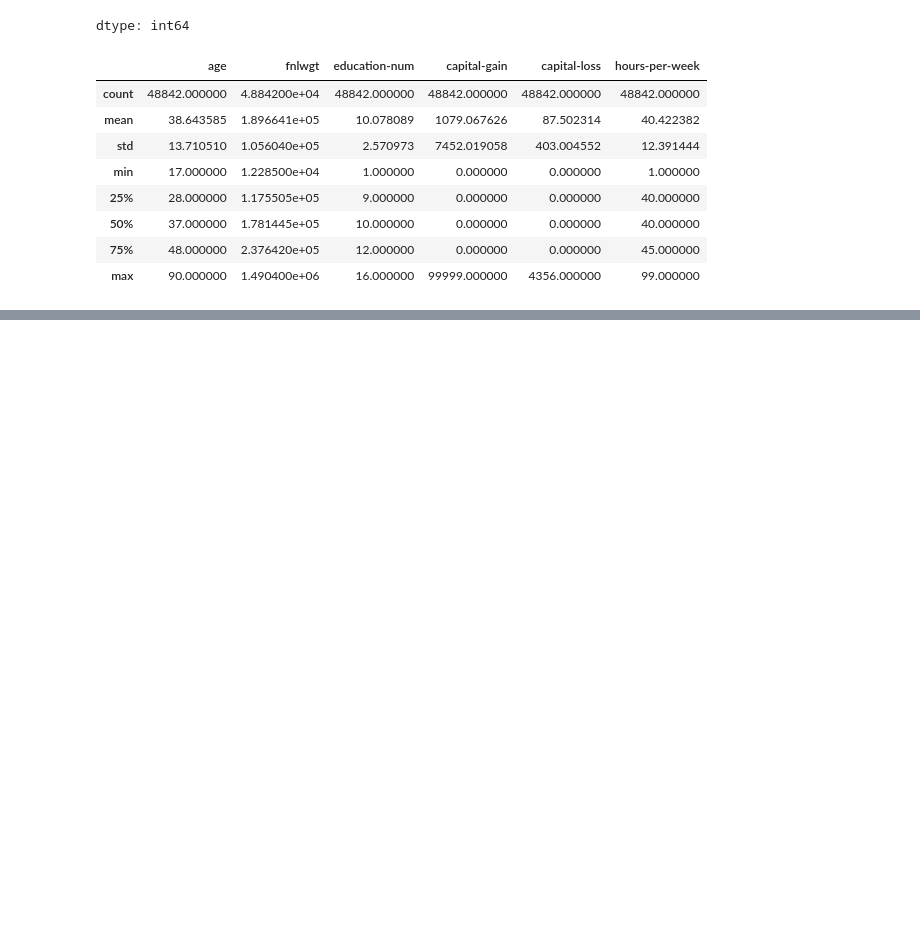
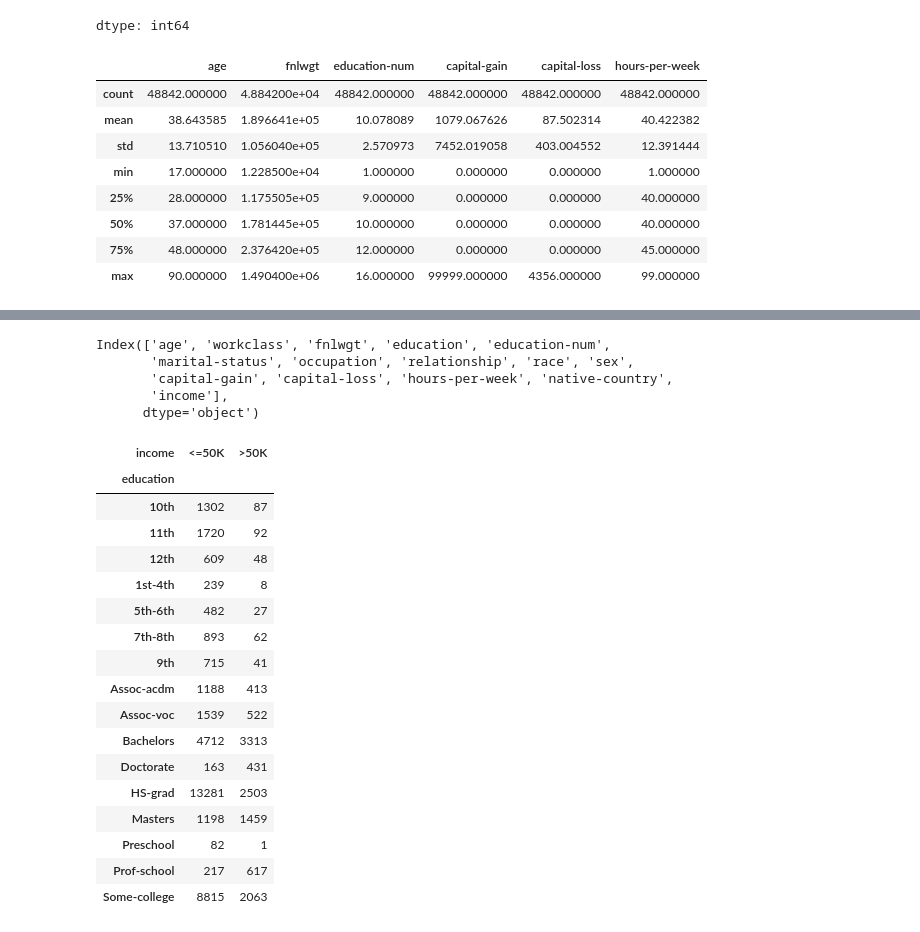
Before and after one commit to elinasafina23/ML_assignments_Team5, a Jupyter notebook: ML_assignments_Team5 (1).ipynb, the cells around one changed output, grey strips where cells are left out. Drawn from its saved outputs; the diff is of its cells as text; code cells hidden in the pictures; blank space fills up the shorter version.

```diff
--- a/ML_assignments_Team5 (1).ipynb
+++ b/ML_assignments_Team5 (1).ipynb
@@ -111,6 +120,3 @@ df.describe()
 | 50% | 37.000000 | 1.781445e+05 | 10.000000 | 0.000000 | 0.000000 | 40.000000 |
 | 75% | 48.000000 | 2.376420e+05 | 12.000000 | 0.000000 | 0.000000 | 45.000000 |
 | max | 90.000000 | 1.490400e+06 | 16.000000 | 99999.000000 | 4356.000000 | 99.000000 |
-# %%
-df = df.rename(columns={'fnlwgt': 'ID'})
-df.head(10)
@@ -128,0 +145,8 @@ df.head(10)
+# %%
+print(df.columns)
+# %% [output]
+Index(['age', 'workclass', 'fnlwgt', 'education', 'education-num',
+       'marital-status', 'occupation', 'relationship', 'race', 'sex',
+       'capital-gain', 'capital-loss', 'hours-per-week', 'native-country',
+       'income'],
+      dtype='object')
@@ -128,0 +160,24 @@ df.head(10)
+# %%
+df['income'] = df['income'].str.rstrip('.')
+# %%
+df_table_education=pd.crosstab(df['education'],df['income'])
+df_table_education
+# %% [output]
+| income | <=50K | >50K |
+| education |  |  |
+| 10th | 1302 | 87 |
+| 11th | 1720 | 92 |
+| 12th | 609 | 48 |
+| 1st-4th | 239 | 8 |
+| 5th-6th | 482 | 27 |
+| 7th-8th | 893 | 62 |
+| 9th | 715 | 41 |
+| Assoc-acdm | 1188 | 413 |
+| Assoc-voc | 1539 | 522 |
+| Bachelors | 4712 | 3313 |
+| Doctorate | 163 | 431 |
+| HS-grad | 13281 | 2503 |
+| Masters | 1198 | 1459 |
+| Preschool | 82 | 1 |
+| Prof-school | 217 | 617 |
+| Some-college | 8815 | 2063 |
```
Also changed, not shown: parts of 9 cells of this notebook.
